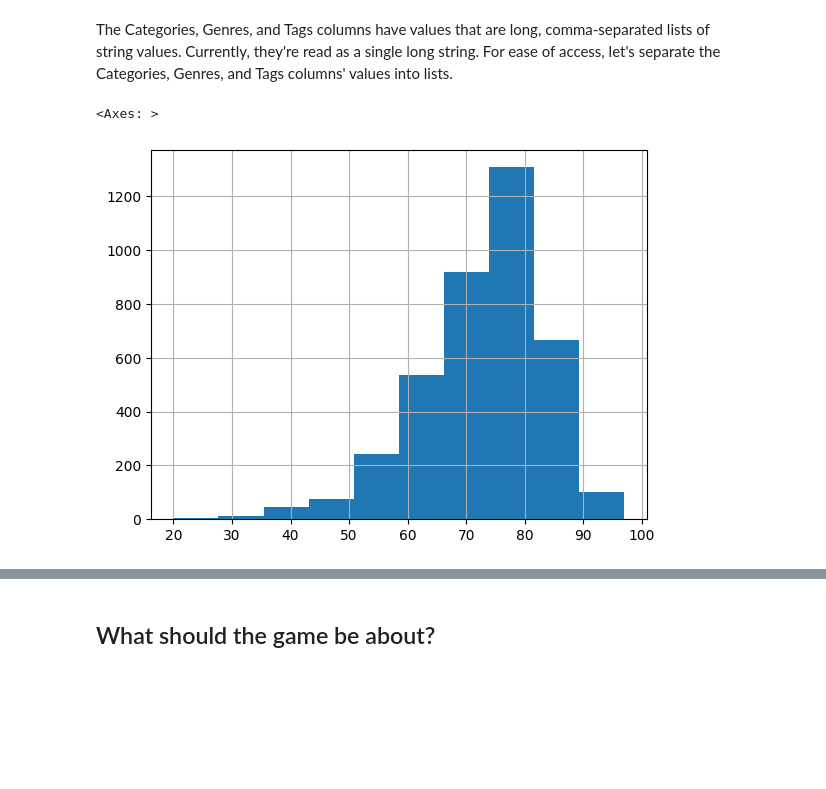
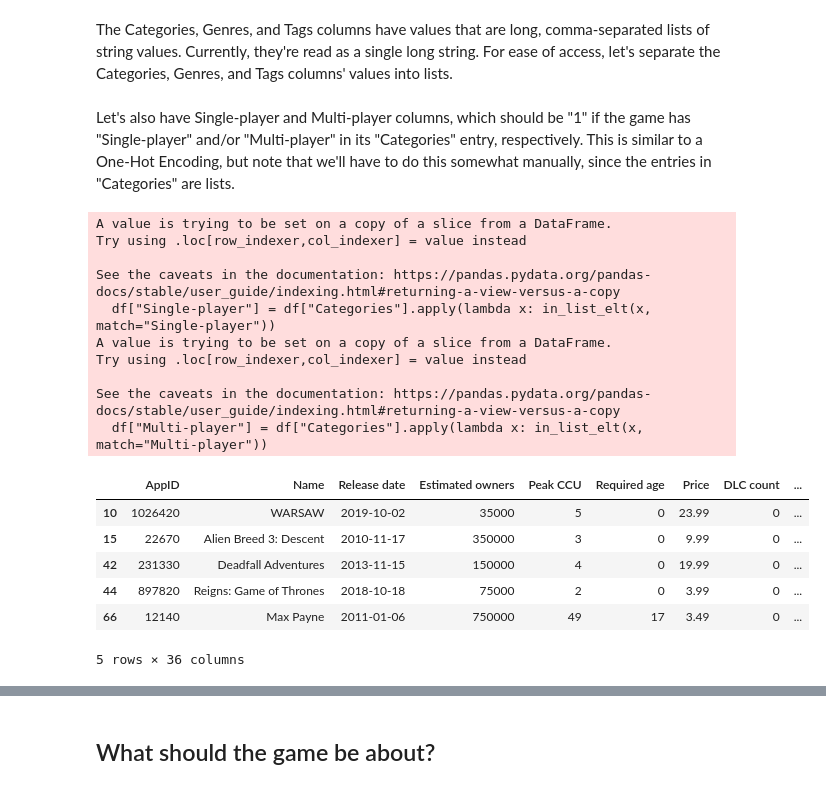
Before and after one commit to PietroPietrovski/Steam-Stat-Project, a Jupyter notebook: project.ipynb, the cells around one changed output, grey strips where cells are left out. Drawn from its saved outputs; the diff is of its cells as text; code cells hidden in the pictures; blank space fills up the shorter version.

```diff
--- a/project.ipynb
+++ b/project.ipynb
@@ -139,9 +139,34 @@ def simple_split(string, delim:str):
 df["Categories"] = df["Categories"].apply(simple_split, args=(","))
 df["Genres"] = df["Genres"].apply(simple_split, args=(","))
 df["Tags"] = df["Tags"].apply(simple_split, args=(","))
-# %%
-df = df[df["Metacritic score"] > 0]
-df["Metacritic score"].hist()
-# %% [output]
-<Axes: >
-[figure, removed]
+# %% [markdown]
+Let's also have Single-player and Multi-player columns, which should be "1" if the game has "Single-player" and/or "Multi-player" in its "Categories" entry, respectively. This is similar to a One-Hot Encoding, but note that we'll have to do this somewhat manually, since the entries in "Categories" are lists.
+# %%
+def in_list_elt(x, match=""):
+    if np.any(pd.isna(x)):
+        return 0
+    elif (match in x):
+        return 1
+    else:
+        return 0
+
+df["Single-player"] = df["Categories"].apply(lambda x: in_list_elt(x, match="Single-player"))
+df["Multi-player"] = df["Categories"].apply(lambda x: in_list_elt(x, match="Multi-player"))
+# %% [output]
+A value is trying to be set on a copy of a slice from a DataFrame.
+Try using .loc[row_indexer,col_indexer] = value instead
+
+See the caveats in the documentation: https://pandas.pydata.org/pandas-docs/stable/user_guide/indexing.html#returning-a-view-versus-a-copy
+  df["Single-player"] = df["Categories"].apply(lambda x: in_list_elt(x, match="Single-player"))
+A value is trying to be set on a copy of a slice from a DataFrame.
+Try using .loc[row_indexer,col_indexer] = value instead
+
+See the caveats in the documentation: https://pandas.pydata.org/pandas-docs/stable/user_guide/indexing.html#returning-a-view-versus-a-copy
+  df["Multi-player"] = df["Categories"].apply(lambda x: in_list_elt(x, match="Multi-player"))
+|  | AppID | Name | Release date | Estimated owners | Peak CCU | Required age | Price | DLC count | ... |
+| 10 | 1026420 | WARSAW | 2019-10-02 | 35000 | 5 | 0 | 23.99 | 0 | ... |
+| 15 | 22670 | Alien Breed 3: Descent | 2010-11-17 | 350000 | 3 | 0 | 9.99 | 0 | ... |
+| 42 | 231330 | Deadfall Adventures | 2013-11-15 | 150000 | 4 | 0 | 19.99 | 0 | ... |
+| 44 | 897820 | Reigns: Game of Thrones | 2018-10-18 | 75000 | 2 | 0 | 3.99 | 0 | ... |
+| 66 | 12140 | Max Payne | 2011-01-06 | 750000 | 49 | 17 | 3.49 | 0 | ... |
+5 rows × 36 columns
```
Also changed, not shown: parts of 14 cells of this notebook.
